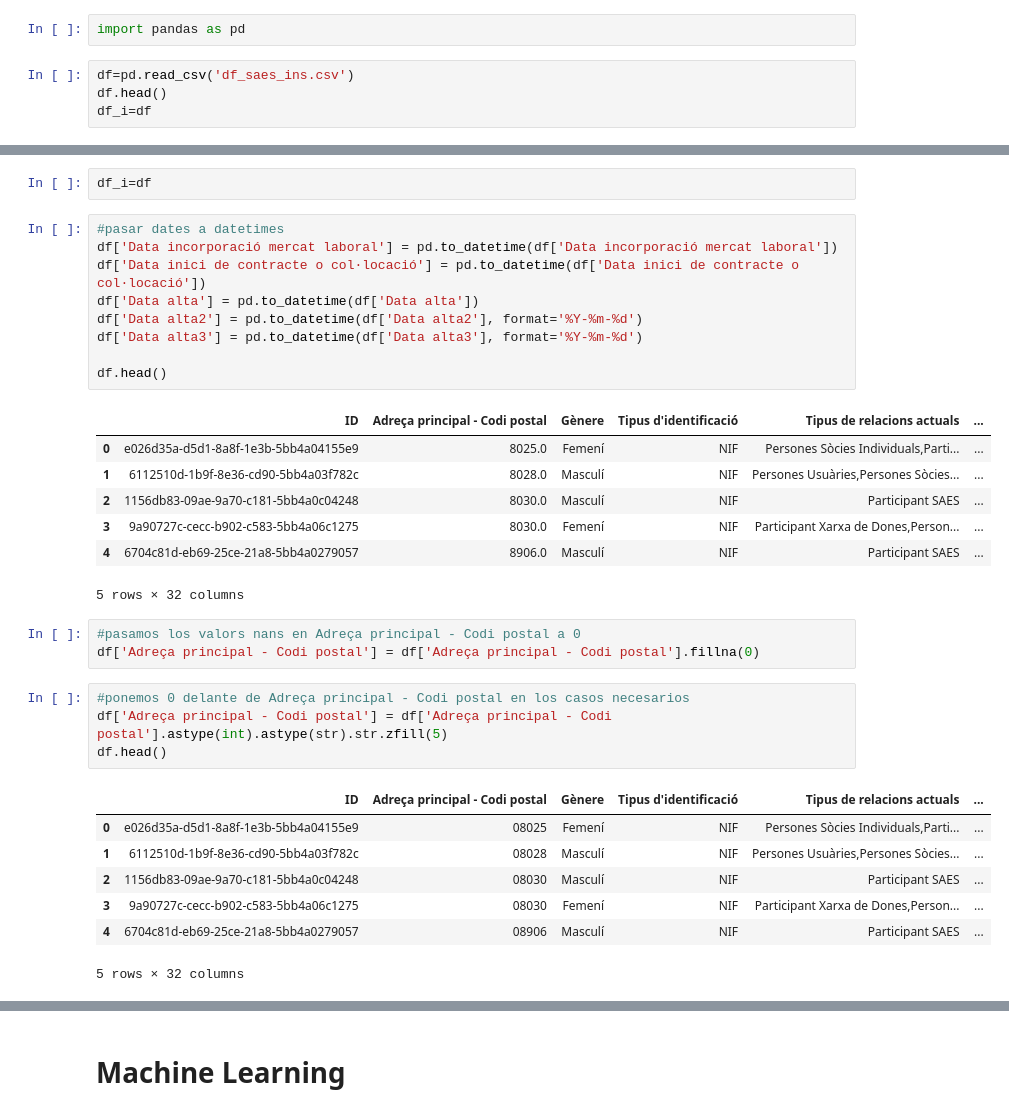
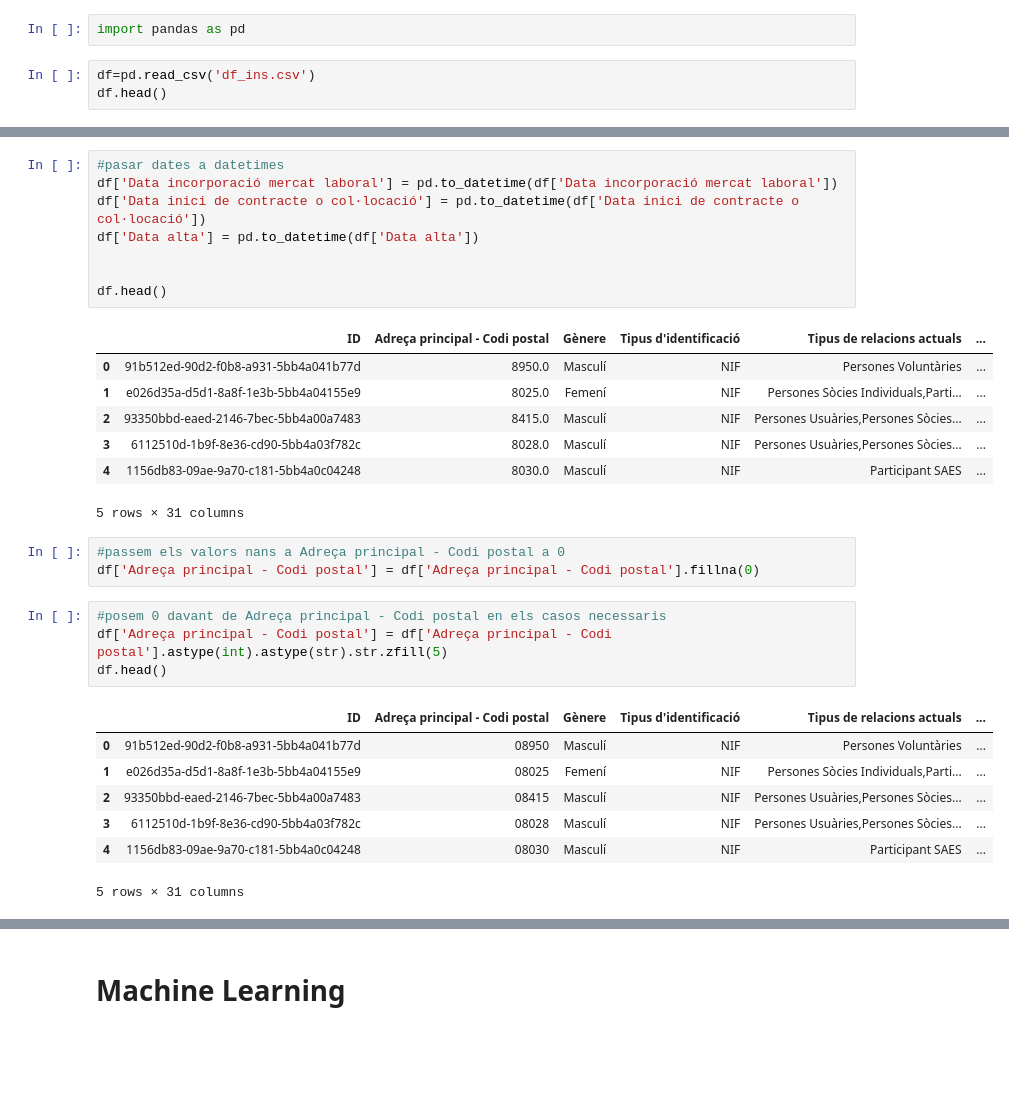
Before and after one commit to perot84/Projecte-final, a Jupyter notebook: 3.SAES.ipynb, the cells around one changed output, grey strips where cells are left out. Drawn from its saved outputs; the diff is of its cells as text; blank space fills up the shorter version.

```diff
--- a/3.SAES.ipynb
+++ b/3.SAES.ipynb
@@ -5,6 +5,5 @@ També hem graficat la correlació de les característiques amb la previsió per
 # %%
 import pandas as pd
 # %%
-df=pd.read_csv('df_saes_ins.csv')
+df=pd.read_csv('df_ins.csv')
 df.head()
-df_i=df
@@ -59,37 +51,34 @@ See the caveats in the documentation: https://pandas.pydata.org/pandas-docs/stab
-# %%
-df_i=df
 # %%
 #pasar dates a datetimes
 df['Data incorporació mercat laboral'] = pd.to_datetime(df['Data incorporació mercat laboral'])
 df['Data inici de contracte o col·locació'] = pd.to_datetime(df['Data inici de contracte o col·locació'])
 df['Data alta'] = pd.to_datetime(df['Data alta'])
-df['Data alta2'] = pd.to_datetime(df['Data alta2'], format='%Y-%m-%d')
-df['Data alta3'] = pd.to_datetime(df['Data alta3'], format='%Y-%m-%d')
+
 
 df.head()
 # %% [output]
 |  | ID | Adreça principal - Codi postal | Gènere | Tipus d'identificació | Tipus de relacions actuals | ... |
-| 0 | e026d35a-d5d1-8a8f-1e3b-5bb4a04155e9 | 8025.0 | Femení | NIF | Persones Sòcies Individuals,Parti... | ... |
-| 1 | 6112510d-1b9f-8e36-cd90-5bb4a03f782c | 8028.0 | Masculí | NIF | Persones Usuàries,Persones Sòcies... | ... |
-| 2 | 1156db83-09ae-9a70-c181-5bb4a0c04248 | 8030.0 | Masculí | NIF | Participant SAES | ... |
-| 3 | 9a90727c-cecc-b902-c583-5bb4a06c1275 | 8030.0 | Femení | NIF | Participant Xarxa de Dones,Person... | ... |
-| 4 | 6704c81d-eb69-25ce-21a8-5bb4a0279057 | 8906.0 | Masculí | NIF | Participant SAES | ... |
+| 0 | 91b512ed-90d2-f0b8-a931-5bb4a041b77d | 8950.0 | Masculí | NIF | Persones Voluntàries | ... |
+| 1 | e026d35a-d5d1-8a8f-1e3b-5bb4a04155e9 | 8025.0 | Femení | NIF | Persones Sòcies Individuals,Parti... | ... |
+| 2 | 93350bbd-eaed-2146-7bec-5bb4a00a7483 | 8415.0 | Masculí | NIF | Persones Usuàries,Persones Sòcies... | ... |
+| 3 | 6112510d-1b9f-8e36-cd90-5bb4a03f782c | 8028.0 | Masculí | NIF | Persones Usuàries,Persones Sòcies... | ... |
+| 4 | 1156db83-09ae-9a70-c181-5bb4a0c04248 | 8030.0 | Masculí | NIF | Participant SAES | ... |
-5 rows × 32 columns
+5 rows × 31 columns
 # %%
-#pasamos los valors nans en Adreça principal - Codi postal a 0
+#passem els valors nans a Adreça principal - Codi postal a 0
 df['Adreça principal - Codi postal'] = df['Adreça principal - Codi postal'].fillna(0)
 # %%
-#ponemos 0 delante de Adreça principal - Codi postal en los casos necesarios
+#posem 0 davant de Adreça principal - Codi postal en els casos necessaris
 df['Adreça principal - Codi postal'] = df['Adreça principal - Codi postal'].astype(int).astype(str).str.zfill(5)
 df.head()
 # %% [output]
 |  | ID | Adreça principal - Codi postal | Gènere | Tipus d'identificació | Tipus de relacions actuals | ... |
-| 0 | e026d35a-d5d1-8a8f-1e3b-5bb4a04155e9 | 08025 | Femení | NIF | Persones Sòcies Individuals,Parti... | ... |
-| 1 | 6112510d-1b9f-8e36-cd90-5bb4a03f782c | 08028 | Masculí | NIF | Persones Usuàries,Persones Sòcies... | ... |
-| 2 | 1156db83-09ae-9a70-c181-5bb4a0c04248 | 08030 | Masculí | NIF | Participant SAES | ... |
-| 3 | 9a90727c-cecc-b902-c583-5bb4a06c1275 | 08030 | Femení | NIF | Participant Xarxa de Dones,Person... | ... |
-| 4 | 6704c81d-eb69-25ce-21a8-5bb4a0279057 | 08906 | Masculí | NIF | Participant SAES | ... |
+| 0 | 91b512ed-90d2-f0b8-a931-5bb4a041b77d | 08950 | Masculí | NIF | Persones Voluntàries | ... |
+| 1 | e026d35a-d5d1-8a8f-1e3b-5bb4a04155e9 | 08025 | Femení | NIF | Persones Sòcies Individuals,Parti... | ... |
+| 2 | 93350bbd-eaed-2146-7bec-5bb4a00a7483 | 08415 | Masculí | NIF | Persones Usuàries,Persones Sòcies... | ... |
+| 3 | 6112510d-1b9f-8e36-cd90-5bb4a03f782c | 08028 | Masculí | NIF | Persones Usuàries,Persones Sòcies... | ... |
+| 4 | 1156db83-09ae-9a70-c181-5bb4a0c04248 | 08030 | Masculí | NIF | Participant SAES | ... |
-5 rows × 32 columns
+5 rows × 31 columns
 # %%
 df.dtypes
 # %% [output]
```
Also changed, not shown: parts of 38 cells of this notebook, 12 other files.
